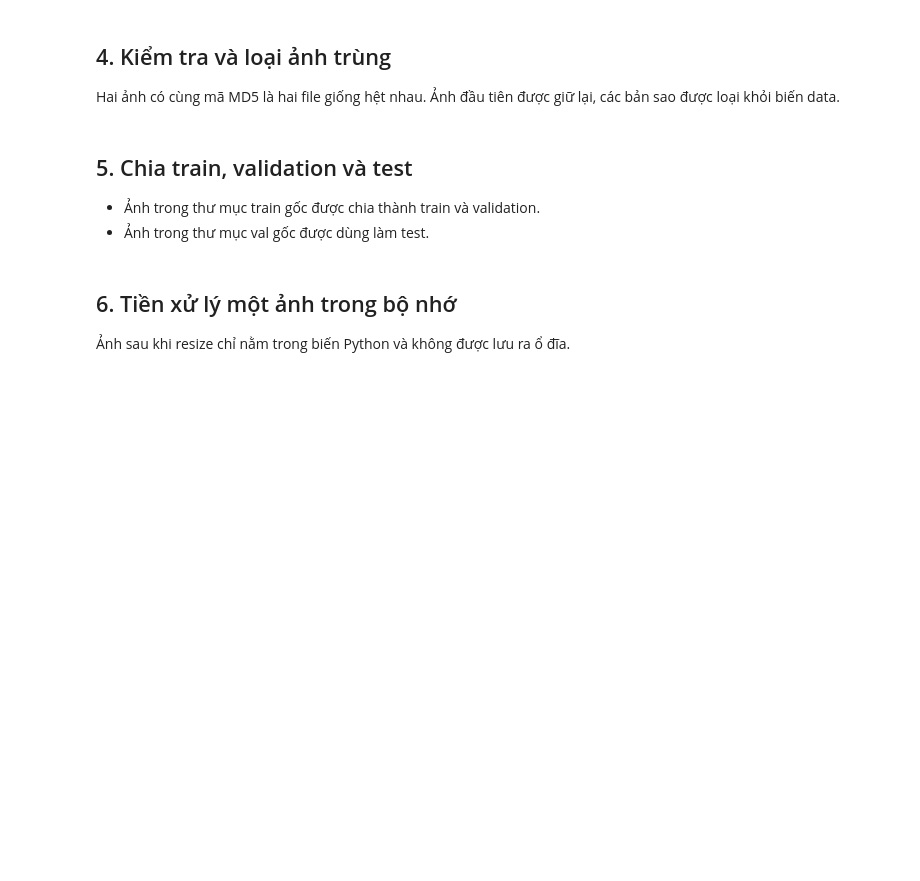
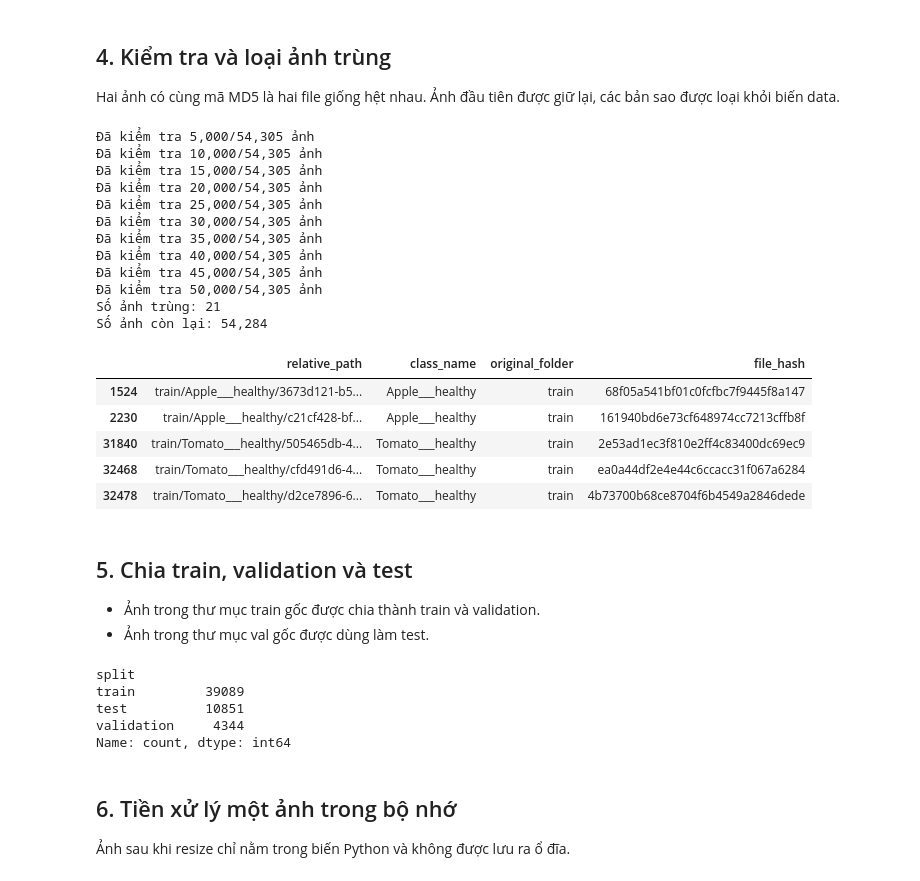
Before and after one commit to hoang3003/plant-disease-classification, a Jupyter notebook: notebooks/02_preprocessing.ipynb, the cells around one changed output. Cells and saved outputs as stored; diff of their text form; code cells hidden in the pictures; blank space fills up the shorter version.

```diff
--- a/notebooks/02_preprocessing.ipynb
+++ b/notebooks/02_preprocessing.ipynb
@@ -30,9 +31,30 @@ PROJECT_DIR = Path.cwd()
 if PROJECT_DIR.name == "notebooks":
     PROJECT_DIR = PROJECT_DIR.parent
 
-DATA_DIR = PROJECT_DIR.parent / "PlantVillage"
+configured_data_dir = os.getenv("DATA_DIR")
+env_path = PROJECT_DIR / ".env"
+
+if not configured_data_dir and env_path.exists():
+    for line in env_path.read_text(encoding="utf-8").splitlines():
+        key, separator, value = line.partition("=")
+        if separator and key.strip() == "DATA_DIR":
+            configured_data_dir = value.strip().strip("\"'")
+            break
+
+if configured_data_dir:
+    DATA_DIR = Path(configured_data_dir).expanduser()
+    if not DATA_DIR.is_absolute():
+        DATA_DIR = PROJECT_DIR / DATA_DIR
+else:
+    DATA_DIR = PROJECT_DIR.parent / "PlantVillage"
+
+DATA_DIR = DATA_DIR.resolve()
 RESULTS_DIR = PROJECT_DIR / "outputs" / "results"
 PREPROCESSING_PATH = RESULTS_DIR / "preprocessing_data.csv"
 
+for split in ["train", "val"]:
+    if not (DATA_DIR / split).is_dir():
+        raise FileNotFoundError(f"Không tìm thấy thư mục: {DATA_DIR / split}")
+
 print("Thư mục dữ liệu:", DATA_DIR)
 print("File kết quả:", PREPROCESSING_PATH)
@@ -69,27 +103,49 @@ Hai ảnh có cùng mã MD5 là hai file giống hệt nhau. Ảnh đầu tiên
 # %%
 file_hashes = []
 
-for relative_path in data["relative_path"]:
+for index, relative_path in enumerate(data["relative_path"], start=1):
     image_path = DATA_DIR / relative_path
     file_hash = hashlib.md5(image_path.read_bytes()).hexdigest()
     file_hashes.append(file_hash)
+
+    if index % 5000 == 0:
+        print(f"Đã kiểm tra {index:,}/{len(data):,} ảnh")
 
 data["file_hash"] = file_hashes
 
 duplicate_images = data[data.duplicated(
     subset="file_hash",
     keep="first",
 )].copy()
 
 print(f"Số ảnh trùng: {len(duplicate_images):,}")
 
 data = data.drop_duplicates(
     subset="file_hash",
     keep="first",
 ).reset_index(drop=True)
 
 print(f"Số ảnh còn lại: {len(data):,}")
 duplicate_images.head()
+# %% [output]
+Đã kiểm tra 5,000/54,305 ảnh
+Đã kiểm tra 10,000/54,305 ảnh
+Đã kiểm tra 15,000/54,305 ảnh
+Đã kiểm tra 20,000/54,305 ảnh
+Đã kiểm tra 25,000/54,305 ảnh
+Đã kiểm tra 30,000/54,305 ảnh
+Đã kiểm tra 35,000/54,305 ảnh
+Đã kiểm tra 40,000/54,305 ảnh
+Đã kiểm tra 45,000/54,305 ảnh
+Đã kiểm tra 50,000/54,305 ảnh
+Số ảnh trùng: 21
+Số ảnh còn lại: 54,284
+|  | relative_path | class_name | original_folder | file_hash |
+| 1524 | train/Apple___healthy/3673d121-b5... | Apple___healthy | train | 68f05a541bf01c0fcfbc7f9445f8a147 |
+| 2230 | train/Apple___healthy/c21cf428-bf... | Apple___healthy | train | 161940bd6e73cf648974cc7213cffb8f |
+| 31840 | train/Tomato___healthy/505465db-4... | Tomato___healthy | train | 2e53ad1ec3f810e2ff4c83400dc69ec9 |
+| 32468 | train/Tomato___healthy/cfd491d6-4... | Tomato___healthy | train | ea0a44df2e4e44c6ccacc31f067a6284 |
+| 32478 | train/Tomato___healthy/d2ce7896-6... | Tomato___healthy | train | 4b73700b68ce8704f6b4549a2846dede |
 # %% [markdown]
 ## 5. Chia train, validation và test
 
@@ -116,6 +172,12 @@ data = pd.concat(
 )
 
 print(data["split"].value_counts())
+# %% [output]
+split
+train         39089
+test          10851
+validation     4344
+Name: count, dtype: int64
 # %% [markdown]
 ## 6. Tiền xử lý một ảnh trong bộ nhớ
 
```
Also changed, not shown: parts of 5 cells of this notebook, 16 other files.
